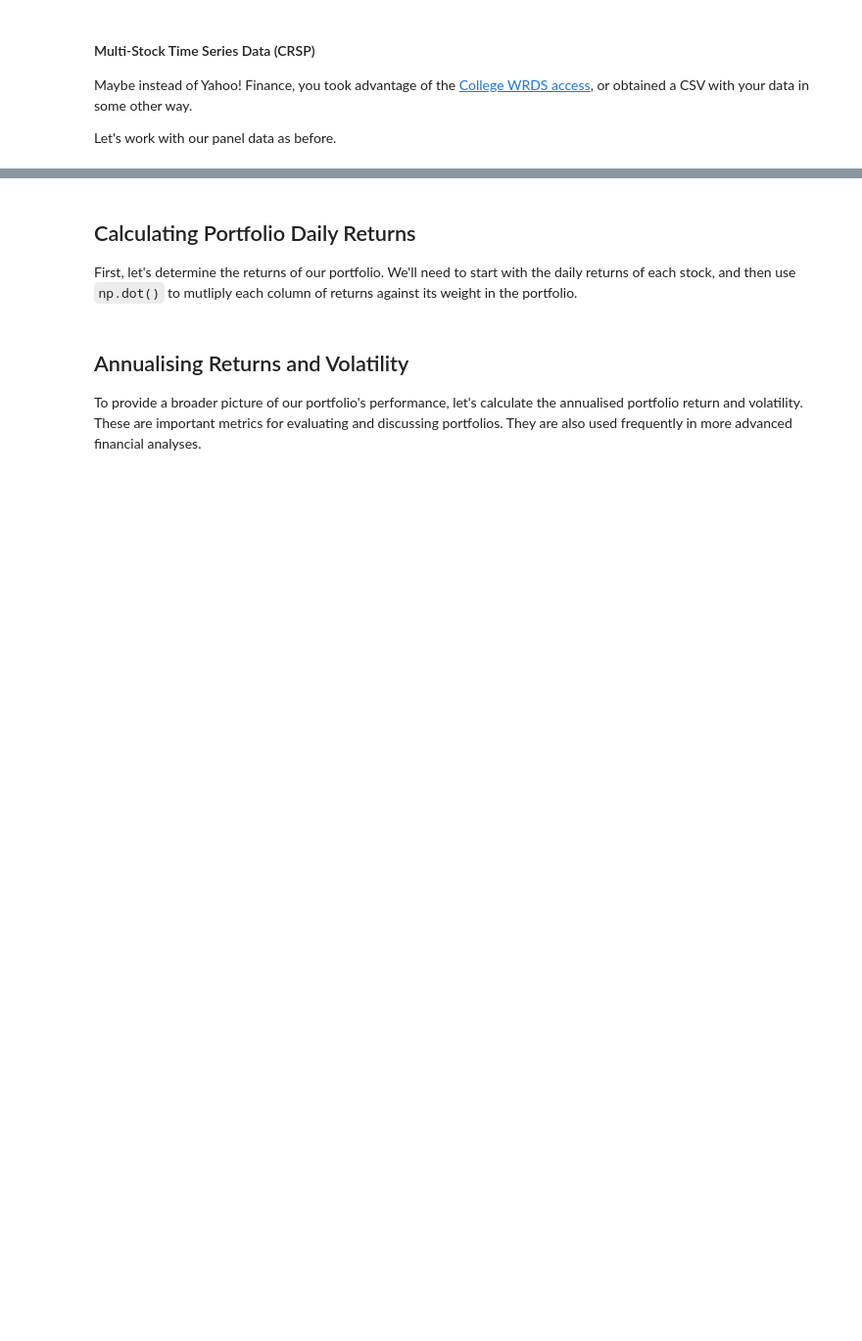
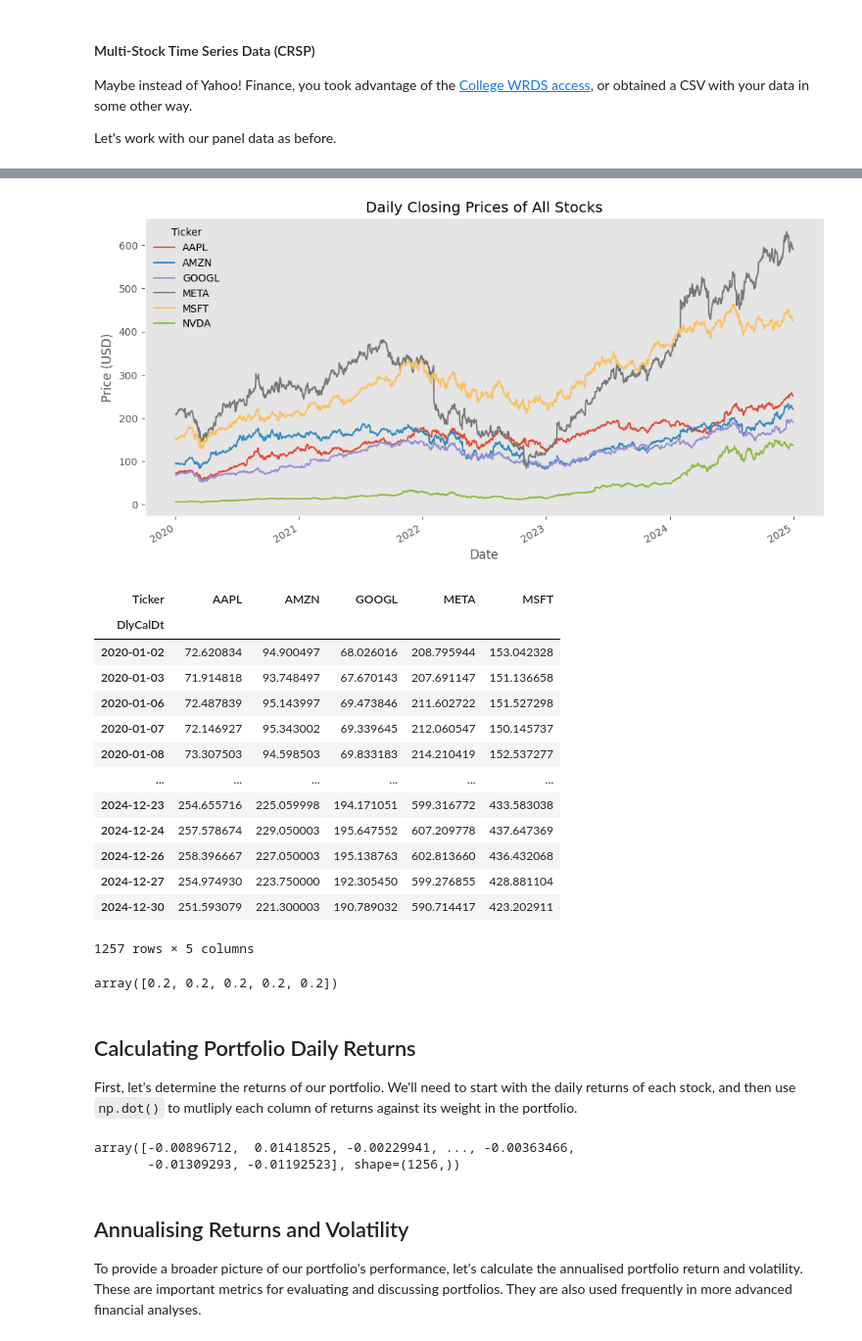
Before and after one commit to Imperial-Business-School/python-for-finance-thanachotep, a Jupyter notebook: 11. Portfolios.ipynb, the cells around one changed output, grey strips where cells are left out. Shown: that part at 98% size. Cells and saved outputs as stored; diff of their text form; code cells hidden in the pictures; blank space fills up the shorter version.

```diff
--- a/11. Portfolios.ipynb
+++ b/11. Portfolios.ipynb
@@ -46,3 +76,6 @@ Try it out in the code cell below:
 Maybe instead of Yahoo! Finance, you took advantage of the [College WRDS access](https://www.imperial.ac.uk/admin-services/library/subject-support/business/crsp/), or obtained a CSV with your data in some other way.
 
 Let's work with our panel data as before.
+# %%
+df = pd.read_csv("data/top_six_2020_2025.csv", dayfirst=True)
+df
@@ -49,7 +96,64 @@ Let's work with our panel data as before.
+# %%
+df_pivot = df.pivot(index = "DlyCalDt", columns = "Ticker", values= "DlyClose")
+df_pivot.index = pd.to_datetime(df_pivot.index, dayfirst=True)
+df_pivot.sort_index(inplace = True)
+
+
+plt.figure(figsize=(12, 6), facecolor='white', edgecolor='white', alpha = 0.0)
+df_pivot.plot(ax=plt.gca())
+plt.title("Daily Closing Prices of All Stocks")
+plt.xlabel("Date")
+plt.ylabel("Price (USD)")
+plt.legend(title="Ticker", frameon=False)
+plt.grid(True, which='major', linestyle='--', alpha=0.0)
+
+plt.show()
+
+portfolio = df_pivot.columns[:5]
+df_pivot[portfolio]
+# %% [output]
+[figure, added]
+| Ticker | AAPL | AMZN | GOOGL | META | MSFT |
+| DlyCalDt |  |  |  |  |  |
+| 2020-01-02 | 72.620834 | 94.900497 | 68.026016 | 208.795944 | 153.042328 |
+| 2020-01-03 | 71.914818 | 93.748497 | 67.670143 | 207.691147 | 151.136658 |
+| 2020-01-06 | 72.487839 | 95.143997 | 69.473846 | 211.602722 | 151.527298 |
+| 2020-01-07 | 72.146927 | 95.343002 | 69.339645 | 212.060547 | 150.145737 |
+| 2020-01-08 | 73.307503 | 94.598503 | 69.833183 | 214.210419 | 152.537277 |
+| ... | ... | ... | ... | ... | ... |
+| 2024-12-23 | 254.655716 | 225.059998 | 194.171051 | 599.316772 | 433.583038 |
+| 2024-12-24 | 257.578674 | 229.050003 | 195.647552 | 607.209778 | 437.647369 |
+| 2024-12-26 | 258.396667 | 227.050003 | 195.138763 | 602.813660 | 436.432068 |
+| 2024-12-27 | 254.974930 | 223.750000 | 192.305450 | 599.276855 | 428.881104 |
+| 2024-12-30 | 251.593079 | 221.300003 | 190.789032 | 590.714417 | 423.202911 |
+1257 rows × 5 columns
+# %%
+# THis to get all row and column
+df_pivot.iloc[:, :]
+
+# To get 5 columns and all rows
+df = df_pivot.iloc[:, :5]
+df
+
+#To give weights
+weights = np.ones(5) / 5
+weights
+# %% [output]
+array([0.2, 0.2, 0.2, 0.2, 0.2])
 # %% [markdown]
 ## Calculating Portfolio Daily Returns
 
 First, let's determine the returns of our portfolio. We'll need to start with the daily returns of each stock, and then use `np.dot()` to mutliply each column of returns against its weight in the portfolio.
+# %%
+returns = df.pct_change()
+returns.dropna(inplace=True)
+returns
+
+port_return = np.dot(returns, weights)
+port_return
+# %% [output]
+array([-0.00896712,  0.01418525, -0.00229941, ..., -0.00363466,
+       -0.01309293, -0.01192523], shape=(1256,))
 # %% [markdown]
 ## Annualising Returns and Volatility
 
```
Also changed, not shown: parts of 6 cells of this notebook, 1 other file.
